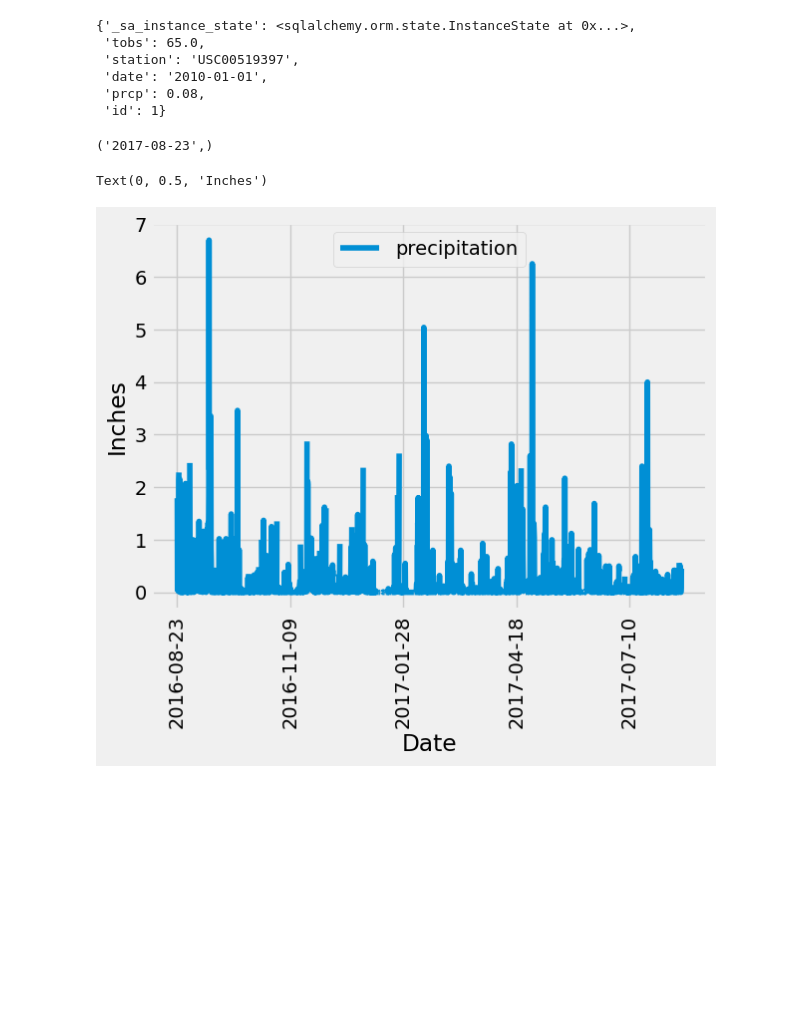
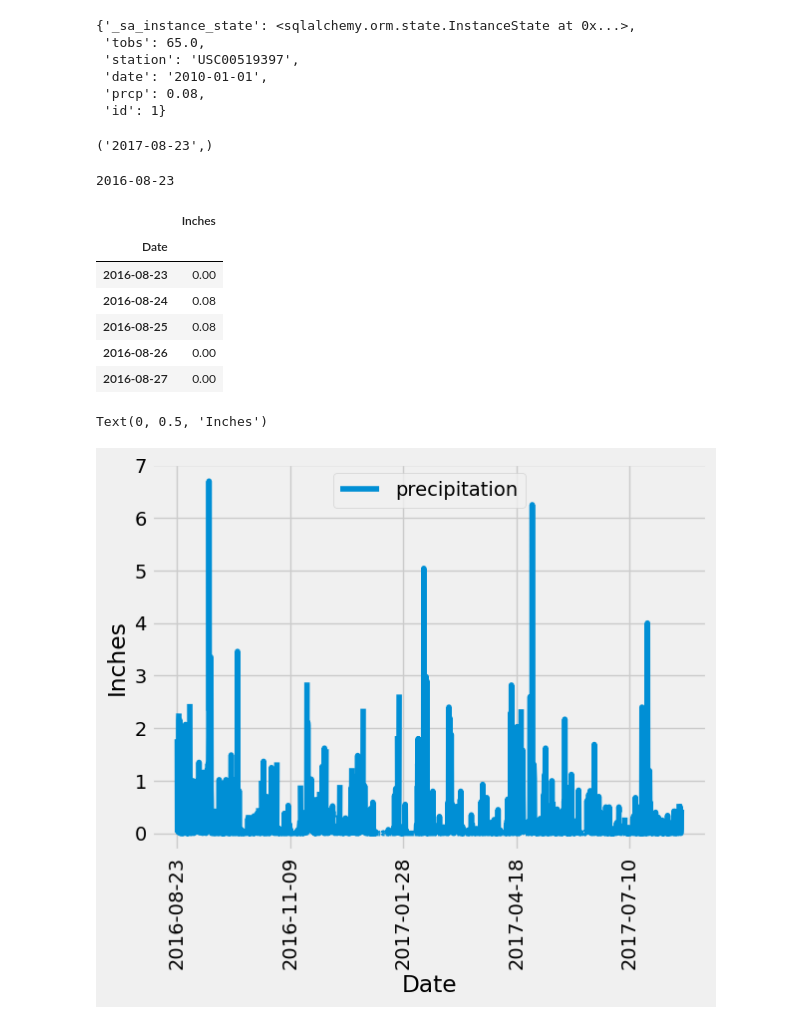
Before and after one commit to RJBarker/sqlalchemy-challenge, a Jupyter notebook: SurfsUp/climate_starter.ipynb, the cells around one changed output. Drawn from its saved outputs; the diff is of its cells as text; code cells hidden in the pictures; blank space fills up the shorter version.

Commit message:
reflection of database and session created

```diff
--- a/SurfsUp/climate_starter.ipynb
+++ b/SurfsUp/climate_starter.ipynb
@@ -56,4 +56,36 @@ max_date = session.query(Measurement.date).order_by(Measurement.date.desc()).fir
 max_date
 # %% [output]
 ('2017-08-23',)
+# %%
+prev_year = dt.date.fromisoformat(max_date[0]) - dt.timedelta(days=365)
+print(prev_year)
+# %% [output]
+2016-08-23
+# %%
+# Design a query to retrieve the last 12 months of precipitation data and plot the results.
+# Starting from the most recent data point in the database.
+
+# Calculate the date one year from the last date in data set.
+past_year = dt.date.fromisoformat(max_date[0]) - dt.timedelta(days=365)
+
+# Perform a query to retrieve the data and precipitation scores
+annum_prcp = session.query(Measurement.date,Measurement.prcp)\
+            .filter(Measurement.date >= past_year).all()
+
+# Save the query results as a Pandas DataFrame. Explicitly set the column names
+annum_prcp_df = pd.DataFrame(annum_prcp, columns=['Date','Inches']).set_index("Date")
+annum_prcp_df.head()
+
+# Sort the dataframe by date
+
+
+# Use Pandas Plotting with Matplotlib to plot the data
+# %% [output]
+|  | Inches |
+| Date |  |
+| 2016-08-23 | 0.00 |
+| 2016-08-24 | 0.08 |
+| 2016-08-25 | 0.08 |
+| 2016-08-26 | 0.00 |
+| 2016-08-27 | 0.00 |
 # %%
```
Also changed, not shown: parts of 1 cell of this notebook.
